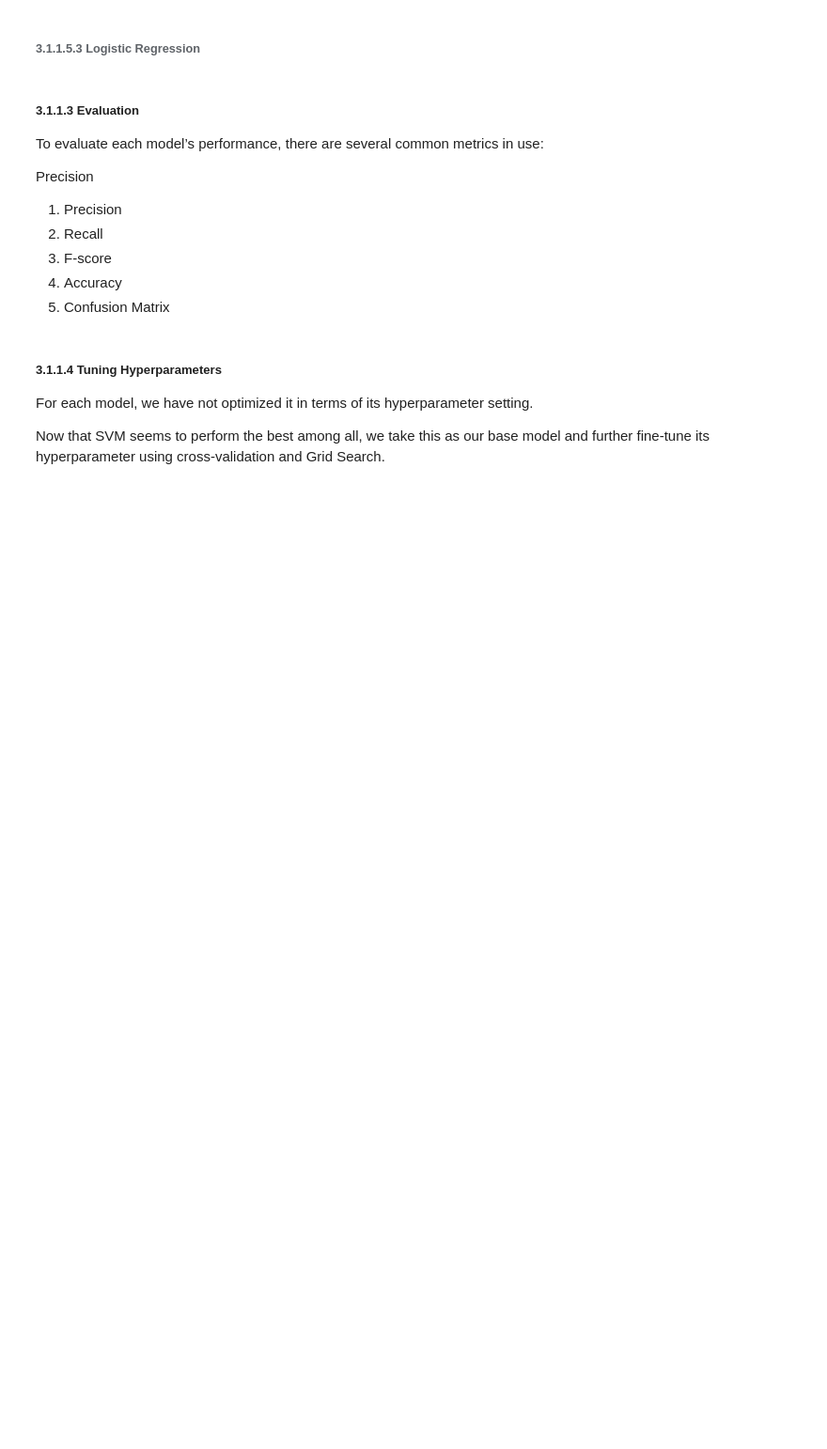
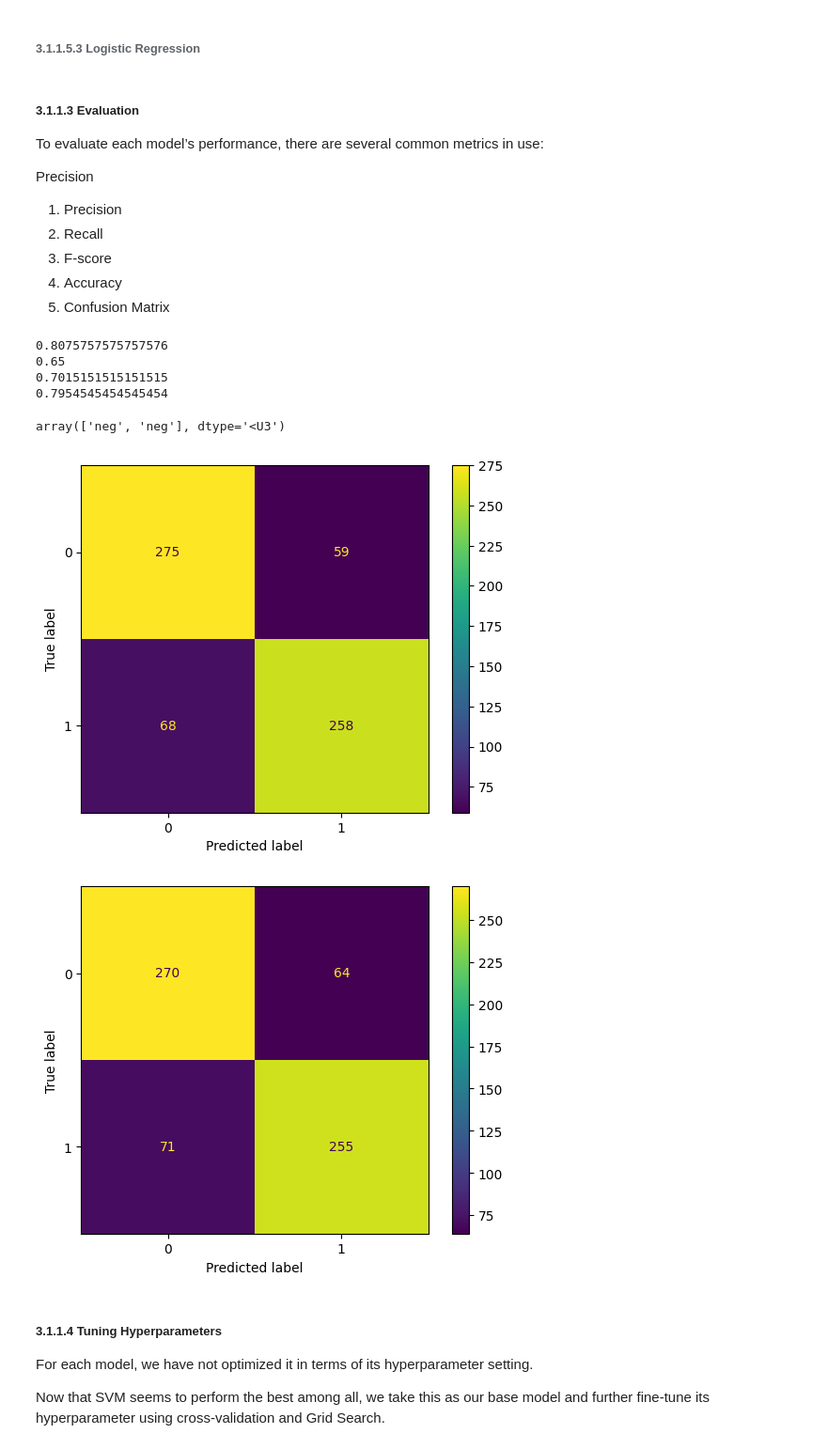
Before and after one commit to anoted/Assignment-3, a Jupyter notebook: scripts/Part III.ipynb, the cells around one changed output. Shown at 94% size. Cells and saved outputs as stored; diff of their text form; code cells hidden in the pictures; blank space fills up the shorter version.

```diff
--- a/scripts/Part III.ipynb
+++ b/scripts/Part III.ipynb
@@ -187,6 +210,7 @@ model_lg_acc = cross_val_score(estimator=model_lg, X=X_train_bow, y=y_train, cv=
 model_lg_acc
 
 model_lg.predict(X_test_bow[:10].toarray())
+y_pred_lg = model_lg.predict(X_test_bow)
 # %% [markdown]
 ##### 3.1.1.3 Evaluation
 
@@ -202,30 +226,44 @@ Precision
 # %%
 #Mean Accuracy
 print(model_svm.score(X_test_bow, y_test))
 print(model_dec.score(X_test_bow, y_test))
 print(model_gnb.score(X_test_bow.toarray(), y_test))
 print(model_lg.score(X_test_bow, y_test))
 
 # F1
 from sklearn.metrics import f1_score
 
-y_pred = model_svm.predict(X_test_bown)
+y_pred_svm = model_svm.predict(X_test_bow) #X_test_bown
 
-f1_score(y_test, y_pred,
+f1_score(y_test, y_pred_svm,
          average=None,
          labels = movie_reviews.categories())
 
-from sklearn.metrics import confusion_matrix, plot_confusion_matrix
+from sklearn.metrics import confusion_matrix, ConfusionMatrixDisplay#plot_confusion_matrix
 
-plot_confusion_matrix(model_svm, X_test_bow, y_test, normalize='all')
-plot_confusion_matrix(model_lg, X_test_bow.toarray(), y_test, normalize='all')
+cm_svm = confusion_matrix(y_test, y_pred_svm, labels=['pos', 'neg']) #, labels
+cm_lg = confusion_matrix(y_test, y_pred_lg, labels=['pos', 'neg']) #, labels
+
+
+disp = ConfusionMatrixDisplay(cm_svm) #, normalize='all'
+disp.plot()
+disp = ConfusionMatrixDisplay(cm_lg) #, normalize='all'
+disp.plot()
 
 ## try a whole new self-created review:)
 new_review =['This book looks soso like the content but the cover is weird',
              'This book looks soso like the content and the cover is weird'
             ]
 new_review_bow = tfidf_vec.transform(new_review)
 model_svm.predict(new_review_bow)
+# %% [output]
+0.8075757575757576
+0.65
+0.7015151515151515
+0.7954545454545454
+array(['neg', 'neg'], dtype='<U3')
+[figure, added]
+[figure, added]
 # %% [markdown]
 ##### 3.1.1.4 Tuning Hyperparameters
 For each model, we have not optimized it in terms of its hyperparameter setting.
```
Also changed, not shown: parts of 12 cells of this notebook.
